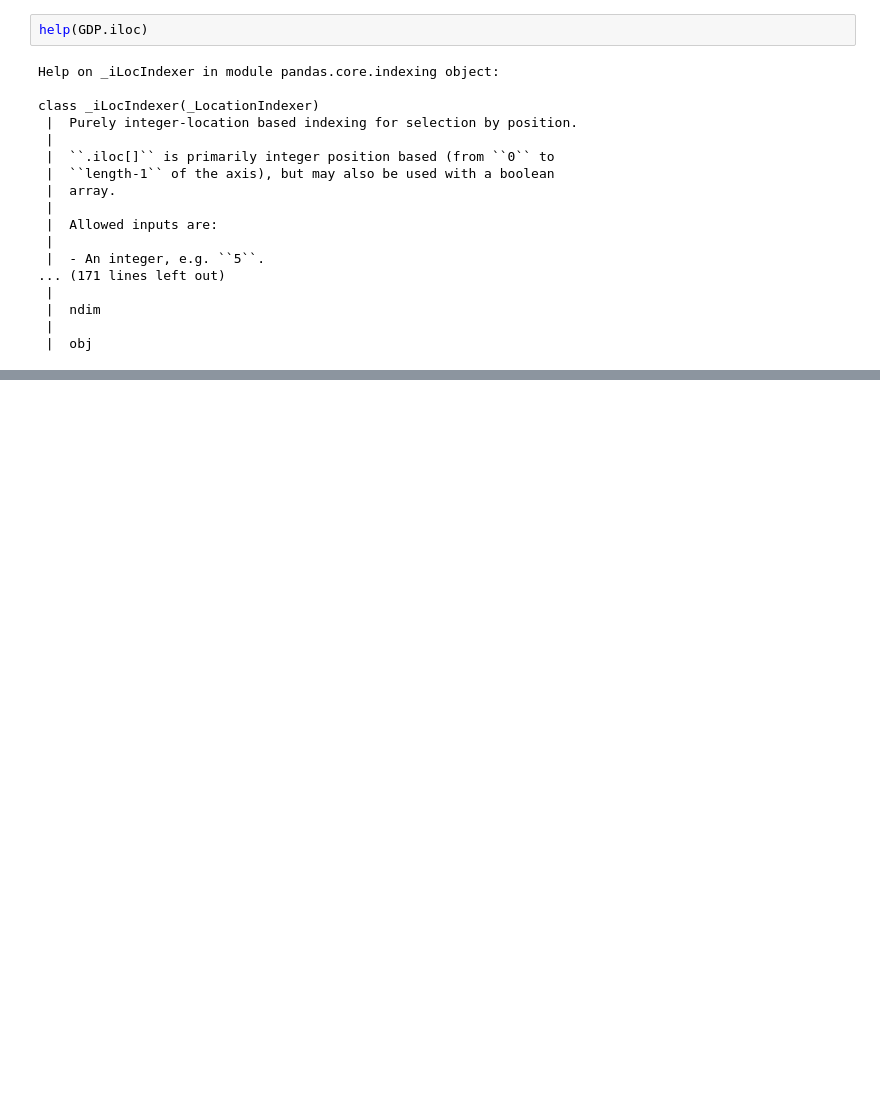
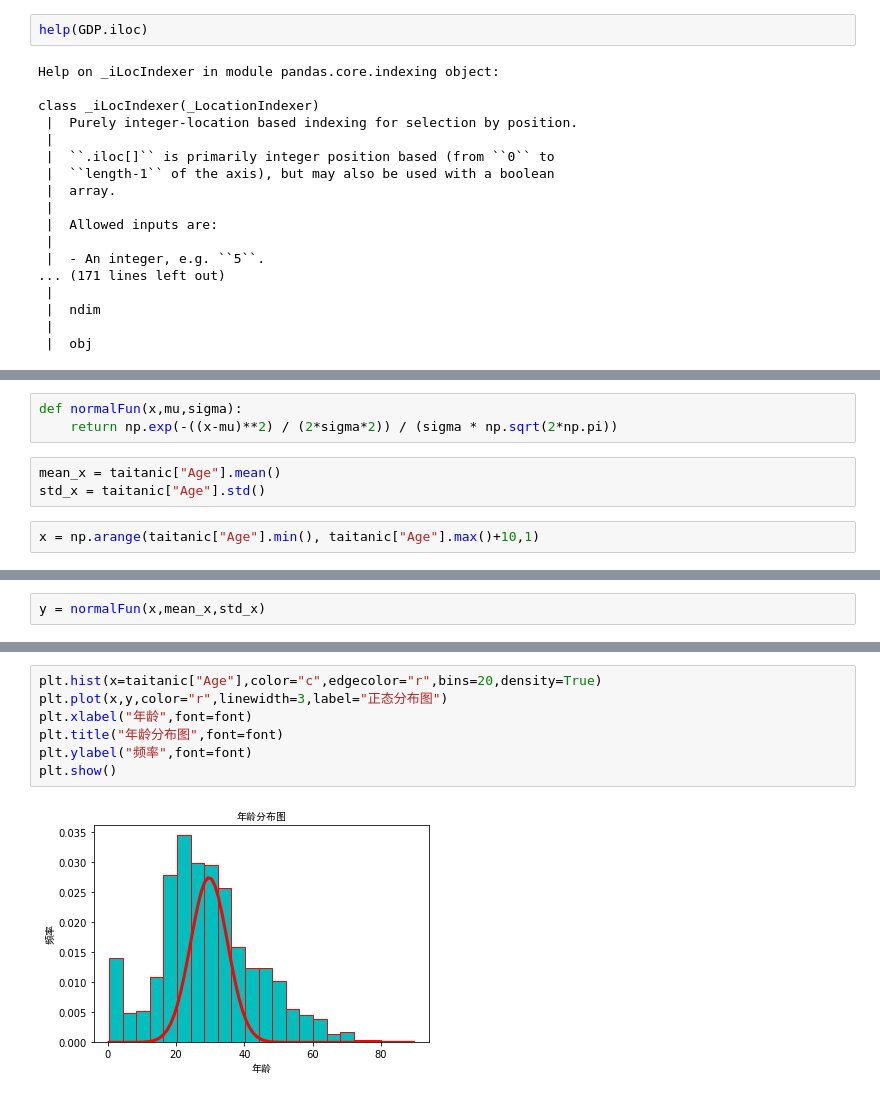
Before and after one commit to OcaenEyes/python_Data_analysis, a Jupyter notebook: data_visualization/matplotlib_ln/统计图形实战.ipynb, the cells around one changed output, grey strips where cells are left out. Cells and saved outputs as stored; diff of their text form; blank space fills up the shorter version.

```diff
--- a/data_visualization/matplotlib_ln/统计图形实战.ipynb
+++ b/data_visualization/matplotlib_ln/统计图形实战.ipynb
@@ -104,0 +117,8 @@ class _iLocIndexer(_LocationIndexer)
+# %%
+def normalFun(x,mu,sigma):
+    return np.exp(-((x-mu)**2) / (2*sigma*2)) / (sigma * np.sqrt(2*np.pi))
+# %%
+mean_x = taitanic["Age"].mean()
+std_x = taitanic["Age"].std()
+# %%
+x = np.arange(taitanic["Age"].min(), taitanic["Age"].max()+10,1)
@@ -104,0 +138,2 @@ class _iLocIndexer(_LocationIndexer)
+# %%
+y = normalFun(x,mean_x,std_x)
@@ -104,0 +160,9 @@ class _iLocIndexer(_LocationIndexer)
+# %%
+plt.hist(x=taitanic["Age"],color="c",edgecolor="r",bins=20,density=True)
+plt.plot(x,y,color="r",linewidth=3,label="正态分布图")
+plt.xlabel("年龄",font=font)
+plt.title("年龄分布图",font=font)
+plt.ylabel("频率",font=font)
+plt.show()
+# %% [output]
+[figure, added]
```
Also changed, not shown: parts of 25 cells of this notebook, 5 other files.
